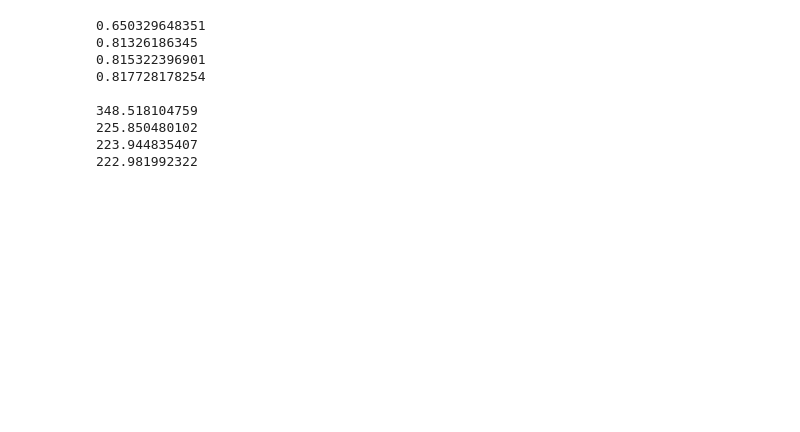
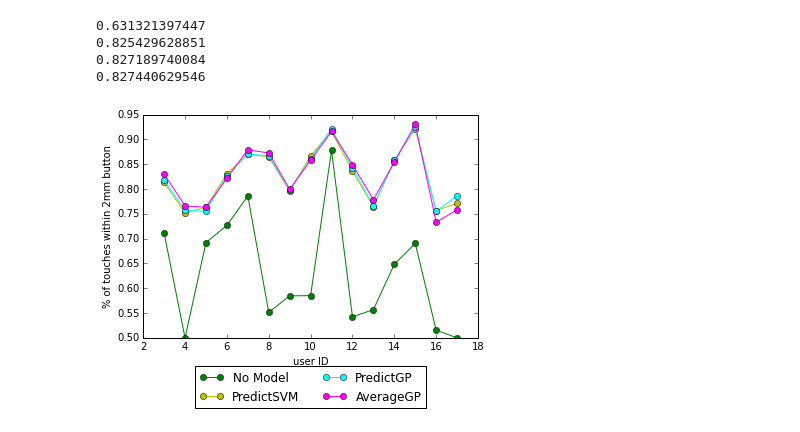
Before and after one commit to Vorte/Level5Project, a Jupyter notebook: notebooks/offsets/ComparePostures.ipynb, the cells around one changed output. Cells and saved outputs as stored; diff of their text form; code cells hidden in the pictures; blank space fills up the shorter version.

```diff
--- a/notebooks/offsets/ComparePostures.ipynb
+++ b/notebooks/offsets/ComparePostures.ipynb
@@ -64,0 +54,13 @@ print averGP_mse
+# %%
+import numpy as np
+
+noregr = np.array([0.71113989637305697, 0.5, 0.69210866752910738, 0.72691807542262676, 0.78599221789883267, 0.55141388174807193, 0.58473479948253559, 0.58517555266579979, 0.8784313725490196, 0.54252577319587625, 0.55701179554390567, 0.64819587628865982, 0.69062901155327339, 0.51554404145077726, 0.5])
+predSVM = np.array([0.8134698634698635, 0.75209790209790206, 0.76336996336996343, 0.83099794941900207, 0.87027972027972011, 0.86501831501831494, 0.79560439560439566, 0.86739576213260405, 0.9163533834586467, 0.83623043623043625, 0.76418318523581685, 0.85820845820845815, 0.92044622044622049, 0.75644355644355632, 0.77134532134532141])
+predGP = np.array([0.81733266733266741, 0.75704295704295699, 0.75541125541125553, 0.82701640464798365, 0.87031302031302027, 0.86751581751581752, 0.79813519813519818, 0.8609022556390975, 0.92159945317840053, 0.84285714285714275, 0.76531100478468894, 0.85812520812520821, 0.9242424242424242, 0.75516150516150515, 0.78687978687978677])
+averGP = np.array([0.83018648018648022, 0.76613386613386614, 0.76325341325341323, 0.82178742310321273, 0.8793539793539793, 0.87261072261072281, 0.7994505494505495, 0.8583048530416949, 0.91628503075871515, 0.84933399933399922, 0.77846889952153109, 0.85424575424575422, 0.93071928071928078, 0.73315018315018321, 0.75832500832500838])
+
+
+noregr_mse = np.array([293.45595854922283, 457.187338501292, 324.36028460543338, 279.50910273081922, 228.88132295719845, 433.52056555269917, 422.71216041397156, 398.3855656697009, 198.47647058823532, 433.34536082474227, 477.60091743119267, 330.32474226804129, 316.76187419768934, 452.62694300518137, 485.13565891472871])
+predSVM_mse = np.array([230.72380388234484, 255.86962908519087, 264.66743122706509, 227.06061507466831, 179.91945519126631, 190.9158690914949, 238.70968645901971, 188.44862015815349, 157.08500483897711, 207.88474189445452, 289.28827304696364, 206.59232693862276, 141.33916182385846, 287.71347652735881, 267.08753460513145])
+predGP_mse = np.array([230.06667109352844, 255.46207237562487, 265.77126871550024, 227.84265942628571, 181.10021812243207, 188.31505745737519, 238.32296873503972, 188.39541765431076, 153.78393997576859, 205.26723861592401, 286.9744079552903, 208.06435570305916, 138.51696536669567, 284.1733722518195, 259.51892422868912])
+averGP_mse = np.array([228.22453922673142, 254.61304867204262, 264.28386422035658, 223.75687819825123, 176.81020433118039, 188.59385422732629, 233.58001354657785, 187.77974411170945, 156.65786406029432, 204.99560574869543, 279.83701150964521, 204.08081921072881, 138.77009461793401, 287.61181929721863, 274.7269302034411])
@@ -65,20 +89,29 @@ print averGP_mse
 # %%
-print np.mean(np.array(noregr))
-print np.mean(np.array(pred))
-print np.mean(np.array(predGP))
-print np.mean(np.array(averGP))
-print
-print np.mean(np.array(noregr_mse))
-print np.mean(np.array(pred_mse))
-print np.mean(np.array(predGP_mse))
-print np.mean(np.array(averGP_mse))
+print np.mean(noregr)
+print np.mean(predSVM)
+print np.mean(predGP)
+print np.mean(averGP)
 # %% [output]
-0.650329648351
-0.81326186345
-0.815322396901
-0.817728178254
-
-348.518104759
-225.850480102
-223.944835407
-222.981992322
+0.631321397447
+0.825429628851
+0.827189740084
+0.827440629546
+# %%
+import matplotlib.pyplot as plt
+%matplotlib inline
+
+fig = plt.figure(figsize=(12, 7))
+
+plt.errorbar(range(3,18), noregr, marker='o', color ='g', label='No Model')
+plt.errorbar(range(3,18), predSVM, marker='o', color = 'y', label='PredictSVM')
+plt.errorbar(range(3,18), predGP, marker='o', color='cyan', label='PredictGP')
+plt.errorbar(range(3,18), averGP, marker='o', color='magenta', label='AverageGP')
+
+plt.legend(loc='best')
+plt.xlabel('user ID')
+plt.ylabel('% of touches within 2mm button')
+plt.legend(loc=9, bbox_to_anchor=(0.5, -0.1), ncol=2)
+#plt.savefig('/home/dimitar/Desktop/Latex/L5Project/mpaper/img/overall_post.png', bbox_inches='tight', dpi=400)
+plt.show()
+# %% [output]
+[figure, added]
```
Also changed, not shown: parts of 4 cells of this notebook, 3 other files.
